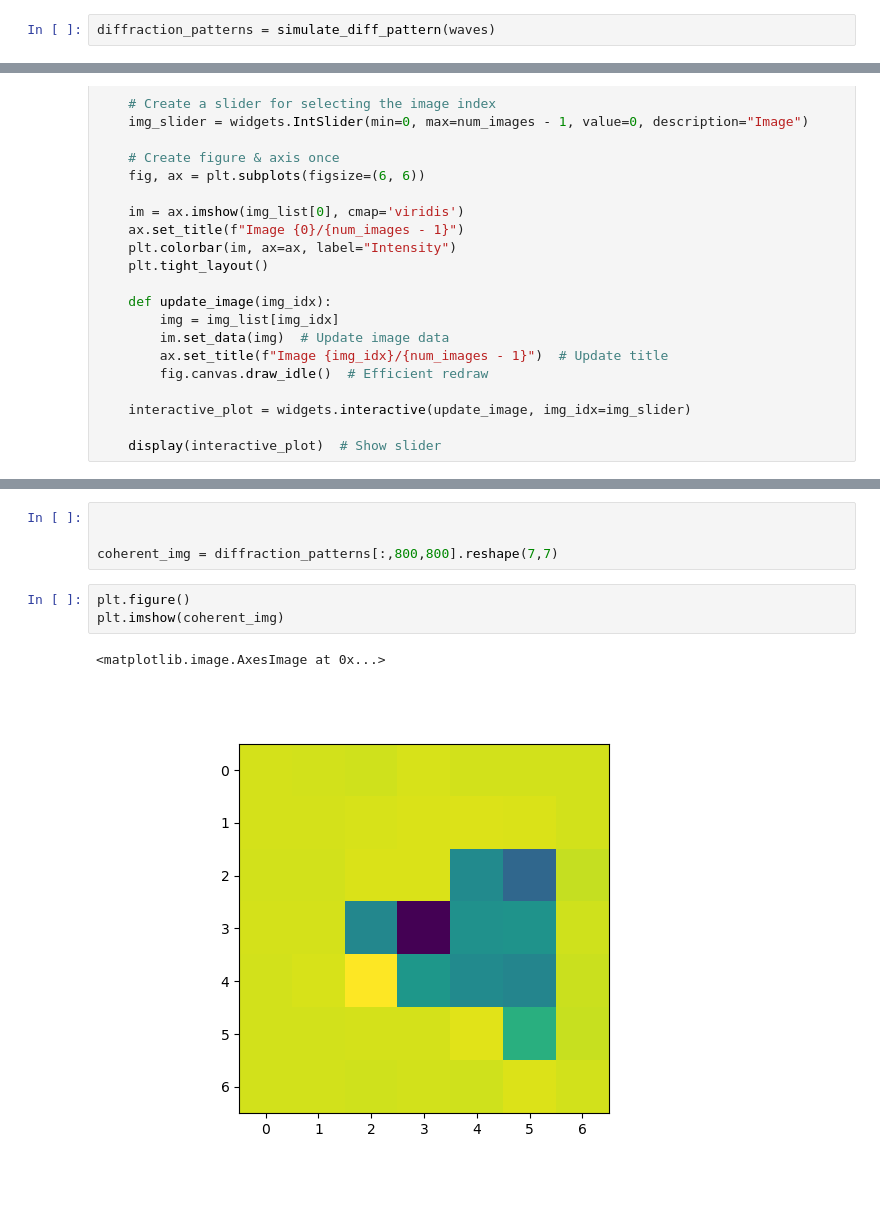
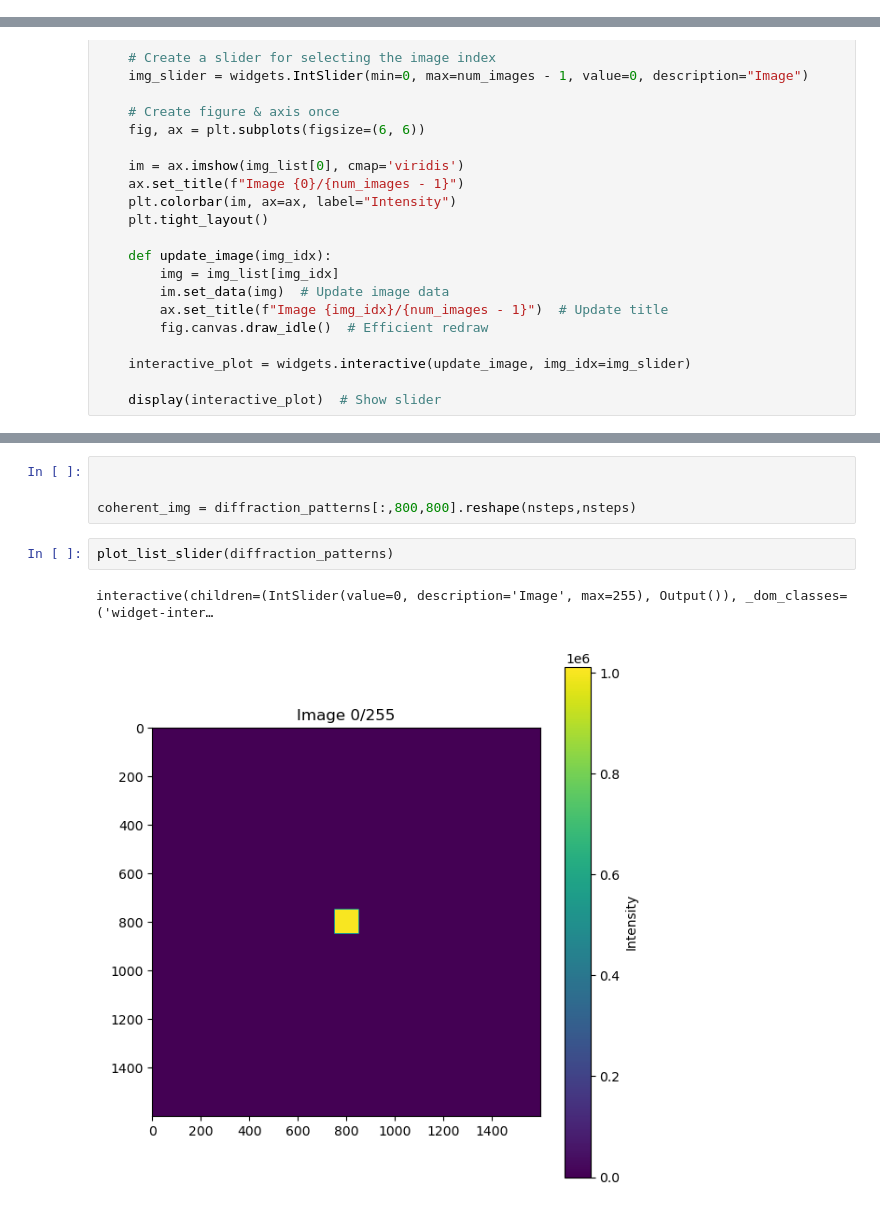
Before and after one commit to ahmed2903/ptycho_sim_2d, a Jupyter notebook: sim_2d.ipynb, the cells around one changed output, grey strips where cells are left out. Cells and saved outputs as stored; diff of their text form.

```diff
--- a/sim_2d.ipynb
+++ b/sim_2d.ipynb
@@ -250,2 +253,0 @@ def simulate_diff_pattern(exit_waves):
-# %%
-diffraction_patterns = simulate_diff_pattern(waves)
@@ -291,10 +287,9 @@ interactive(children=(IntSlider(value=0, description='Image', max=48), Output())
 # %%
 
 
-coherent_img = diffraction_patterns[:,800,800].reshape(7,7)
+coherent_img = diffraction_patterns[:,800,800].reshape(nsteps,nsteps)
-# %%
-plt.figure()
-plt.imshow(coherent_img)
-# %% [output]
-<matplotlib.image.AxesImage at 0x...>
-[figure, removed]
+# %%
+plot_list_slider(diffraction_patterns)
+# %% [output]
+interactive(children=(IntSlider(value=0, description='Image', max=255), Output()), _dom_classes=('widget-inter…
+[figure, added]
```
Also changed, not shown: parts of 10 cells of this notebook.
